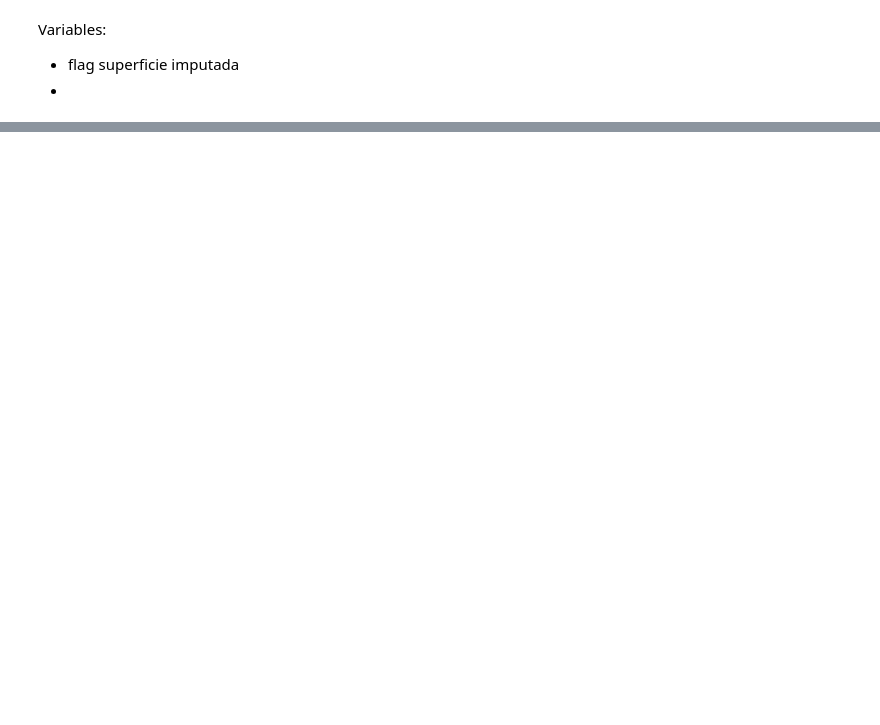
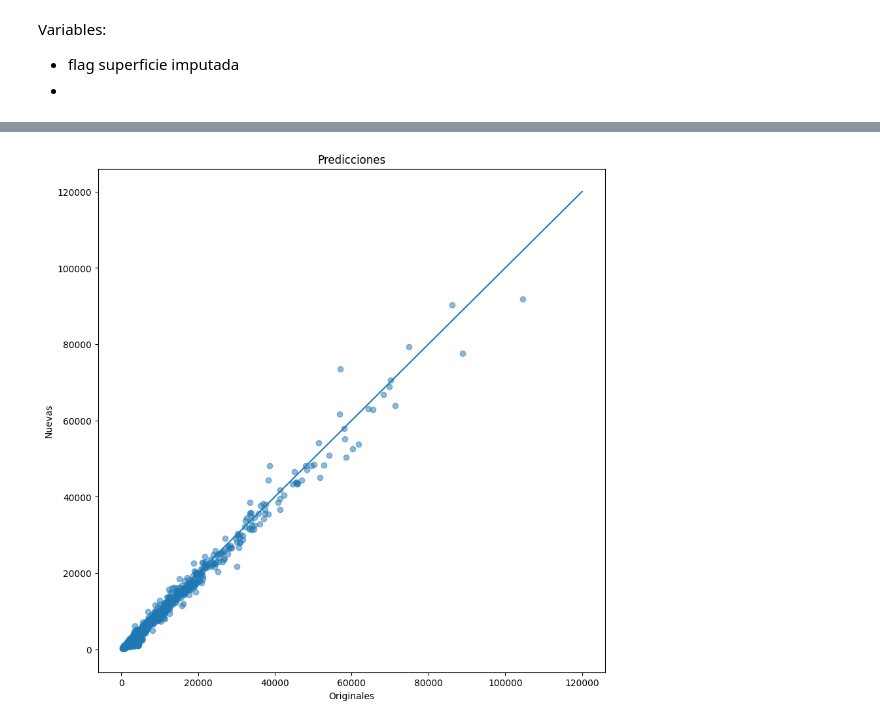
Before and after one commit to vitostamatti/datathon-cajamar-malbecs, a Jupyter notebook: notebooks/modeling/2-modeling-vito.ipynb, the cells around one changed output, grey strips where cells are left out. Saved outputs shown, nothing was run; the diff lists cells and outputs as text; code cells hidden in the pictures; blank space fills up the shorter version.

Commit message:
modelin vito

```diff
--- a/notebooks/modeling/2-modeling-vito.ipynb
+++ b/notebooks/modeling/2-modeling-vito.ipynb
@@ -54,6 +69,7 @@ cat_cols = [
     "color",
     "prod_shift1_gt_shift2",
     "sup_is_nan",
+    "std_superficie_null"
 ]
 num_cols = [col for col in X.columns if col not in cat_cols]
 
@@ -610,0 +335,20 @@ Test Mean RMSE: -5659.341004910268
+# %%
+# modelo final
+
+est_rf = lambda i: RandomForestRegressor(
+    random_state=seed+i,
+    n_estimators=185,
+    min_samples_leaf=4,
+    n_jobs=-1,
+    max_features=0.18,
+    max_samples=0.8
+)
+
+model = VotingRegressor(
+    estimators=[(f"est_{i}", est_rf(i)) for i in range(10)],
+)
+m_final = make_pipeline(
+    prep,
+    model
+)
+m_final.fit(X,y)
@@ -610,0 +373,21 @@ Test Mean RMSE: -5659.341004910268
+# %%
+preds_final = data_final[['id_finca', 'variedad','modo','tipo','color','superficie']].copy()
+preds_final['produccion'] = m_final.predict(X_final)
+preds_final = preds_final.sort_values(['id_finca', 'variedad','modo','tipo','color','superficie'], ascending=True)
+# %%
+preds_fase_nac = pd.read_csv('../../data/final/UH2023_Universidad Complutense de Madrid (UCM)_Malbecs_1.txt', sep="|", header=None)
+preds_fase_nac = preds_fase_nac[6]
+# %%
+def compare_predictions(ref, comp):
+
+    plt.figure(figsize=(10,10))
+    plt.scatter(ref, comp, alpha=0.5)
+    plt.plot( [0,120000],[0,120000] )
+    plt.xlabel('Originales')
+    plt.ylabel('Nuevas')
+    plt.title('Predicciones')
+    plt.show()
+
+compare_predictions(preds_fase_nac,preds_final['produccion'] )
+# %% [output]
+[figure, added]
```
Also changed, not shown: parts of 23 cells of this notebook, 5 other files.
